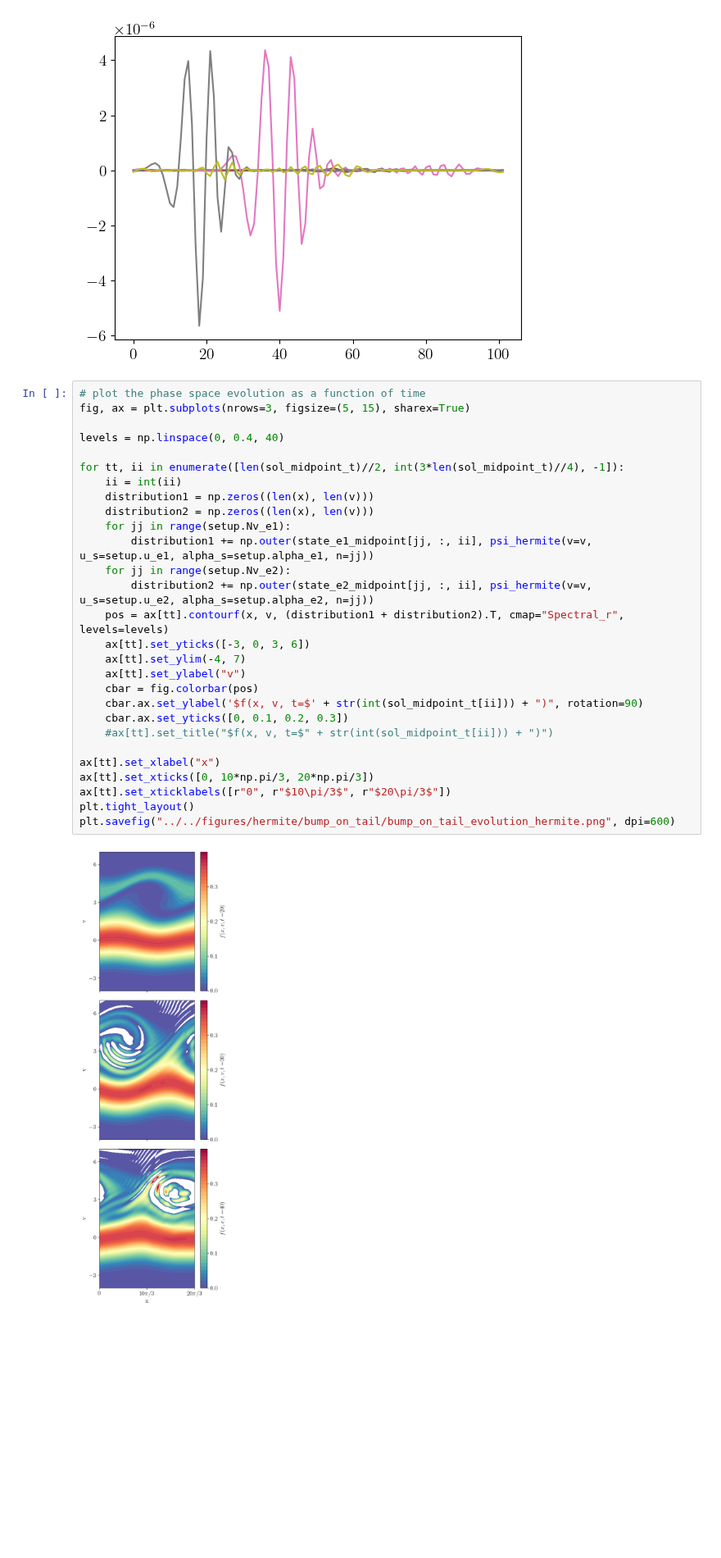
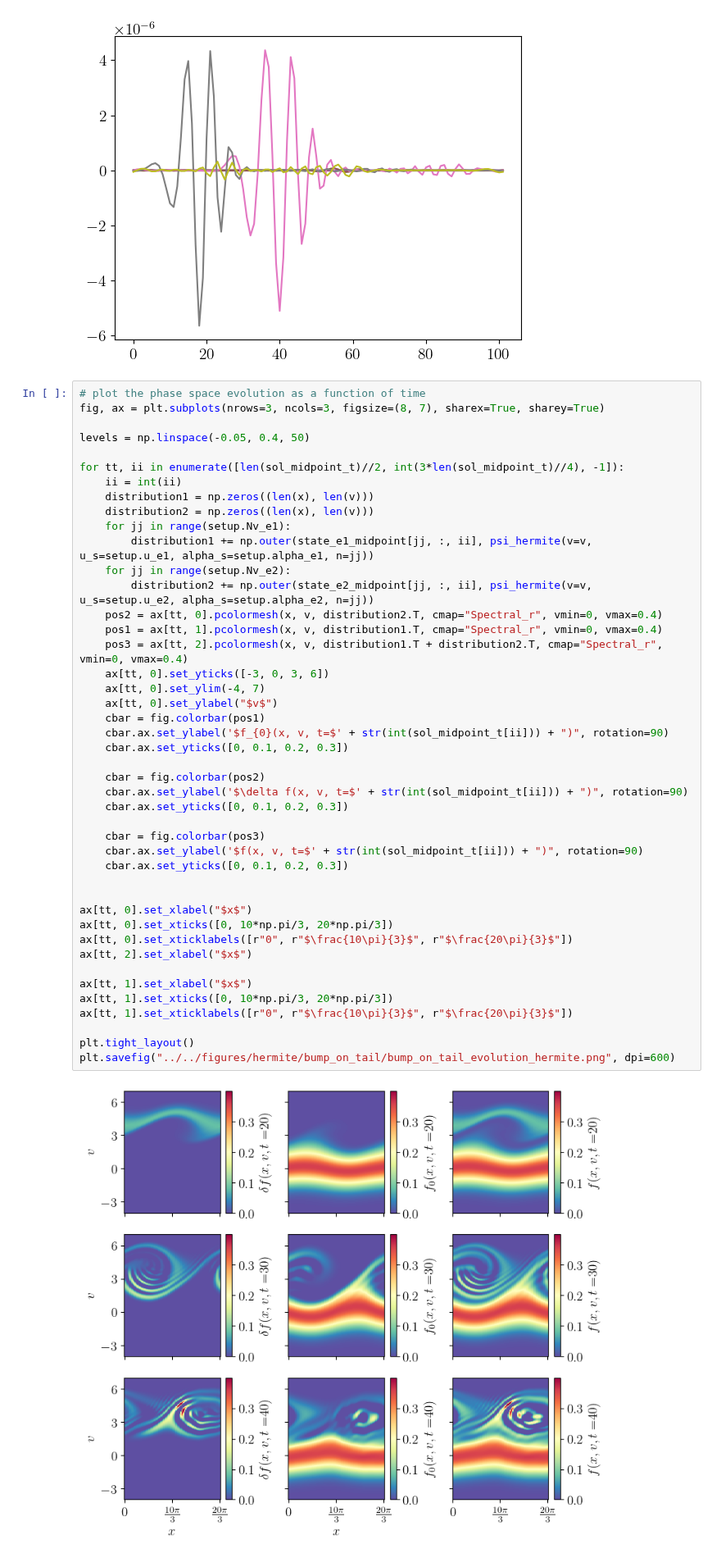
Before and after one commit to opaliss/mixed_methods, a Jupyter notebook: analysis/hermite/bump_on_tail_instability_hermite.ipynb, the cells around one changed output. Shown at 82% size. Drawn from its saved outputs; the diff is of its cells as text; blank space fills up the shorter version.

```diff
--- a/analysis/hermite/bump_on_tail_instability_hermite.ipynb
+++ b/analysis/hermite/bump_on_tail_instability_hermite.ipynb
@@ -158,34 +158,50 @@ _ = plt.plot(state_e2_midpoint[-1, :, ::500])
 [figure]
 # %%
 # plot the phase space evolution as a function of time
-fig, ax = plt.subplots(nrows=3, figsize=(5, 15), sharex=True)
+fig, ax = plt.subplots(nrows=3, ncols=3, figsize=(8, 7), sharex=True, sharey=True)
 
-levels = np.linspace(0, 0.4, 40)
+levels = np.linspace(-0.05, 0.4, 50)
 
 for tt, ii in enumerate([len(sol_midpoint_t)//2, int(3*len(sol_midpoint_t)//4), -1]):
     ii = int(ii)
     distribution1 = np.zeros((len(x), len(v)))
     distribution2 = np.zeros((len(x), len(v)))
     for jj in range(setup.Nv_e1):
         distribution1 += np.outer(state_e1_midpoint[jj, :, ii], psi_hermite(v=v, u_s=setup.u_e1, alpha_s=setup.alpha_e1, n=jj))
     for jj in range(setup.Nv_e2):
         distribution2 += np.outer(state_e2_midpoint[jj, :, ii], psi_hermite(v=v, u_s=setup.u_e2, alpha_s=setup.alpha_e2, n=jj))
-    pos = ax[tt].contourf(x, v, (distribution1 + distribution2).T, cmap="Spectral_r", levels=levels)
-    ax[tt].set_yticks([-3, 0, 3, 6])
-    ax[tt].set_ylim(-4, 7)
-    ax[tt].set_ylabel("v")
-    cbar = fig.colorbar(pos)
+    pos2 = ax[tt, 0].pcolormesh(x, v, distribution2.T, cmap="Spectral_r", vmin=0, vmax=0.4)
+    pos1 = ax[tt, 1].pcolormesh(x, v, distribution1.T, cmap="Spectral_r", vmin=0, vmax=0.4)
+    pos3 = ax[tt, 2].pcolormesh(x, v, distribution1.T + distribution2.T, cmap="Spectral_r", vmin=0, vmax=0.4)
+    ax[tt, 0].set_yticks([-3, 0, 3, 6])
+    ax[tt, 0].set_ylim(-4, 7)
+    ax[tt, 0].set_ylabel("$v$")
+    cbar = fig.colorbar(pos1)
+    cbar.ax.set_ylabel('$f_{0}(x, v, t=$' + str(int(sol_midpoint_t[ii])) + ")", rotation=90)
+    cbar.ax.set_yticks([0, 0.1, 0.2, 0.3])
+
+    cbar = fig.colorbar(pos2)
+    cbar.ax.set_ylabel('$\delta f(x, v, t=$' + str(int(sol_midpoint_t[ii])) + ")", rotation=90)
+    cbar.ax.set_yticks([0, 0.1, 0.2, 0.3])
+
+    cbar = fig.colorbar(pos3)
     cbar.ax.set_ylabel('$f(x, v, t=$' + str(int(sol_midpoint_t[ii])) + ")", rotation=90)
     cbar.ax.set_yticks([0, 0.1, 0.2, 0.3])
-    #ax[tt].set_title("$f(x, v, t=$" + str(int(sol_midpoint_t[ii])) + ")")
 
-ax[tt].set_xlabel("x")
-ax[tt].set_xticks([0, 10*np.pi/3, 20*np.pi/3])
-ax[tt].set_xticklabels([r"0", r"$10\pi/3$", r"$20\pi/3$"])
+
+ax[tt, 0].set_xlabel("$x$")
+ax[tt, 0].set_xticks([0, 10*np.pi/3, 20*np.pi/3])
+ax[tt, 0].set_xticklabels([r"0", r"$\frac{10\pi}{3}$", r"$\frac{20\pi}{3}$"])
+ax[tt, 2].set_xlabel("$x$")
+
+ax[tt, 1].set_xlabel("$x$")
+ax[tt, 1].set_xticks([0, 10*np.pi/3, 20*np.pi/3])
+ax[tt, 1].set_xticklabels([r"0", r"$\frac{10\pi}{3}$", r"$\frac{20\pi}{3}$"])
+
 plt.tight_layout()
 plt.savefig("../../figures/hermite/bump_on_tail/bump_on_tail_evolution_hermite.png", dpi=600)
 # %% [output]
-[figure, old version]
+[figure, new version]
 # %%
 fig, ax = plt.subplots(nrows=3, figsize=(5, 7), sharex=True)
 for tt, ii in enumerate([2000, int(3*len(sol_midpoint_t)//4), -1]):
```
Also changed, not shown: 6 other files.
